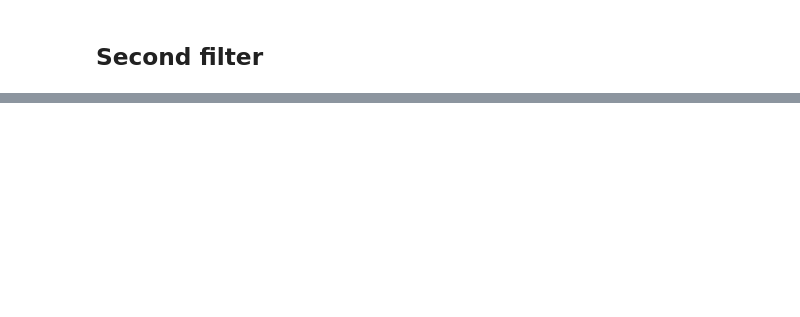
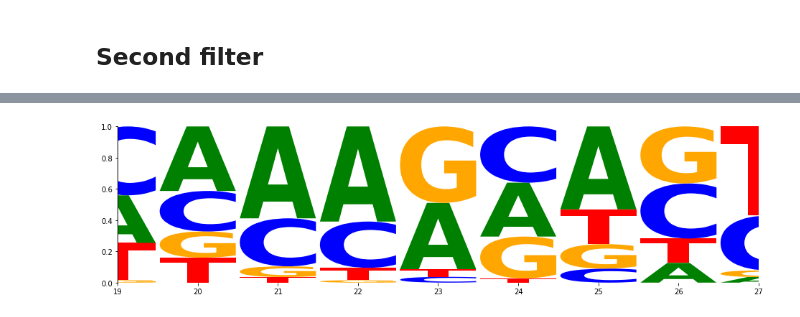
Before and after one commit to carrascomj/drastic, a Jupyter notebook: notebooks/logos.ipynb, the cells around one changed output, grey strips where cells are left out. Cells and saved outputs as stored; diff of their text form; code cells hidden in the pictures; blank space fills up the shorter version.

```diff
--- a/notebooks/logos.ipynb
+++ b/notebooks/logos.ipynb
@@ -85,0 +101,5 @@ fig = recreate_logo(opt2)
+# %%
+nn_logo.ax.set_xlim([19,27])
+fig
+# %% [output]
+[figure, added]
```
Also changed, not shown: parts of 6 cells of this notebook.
